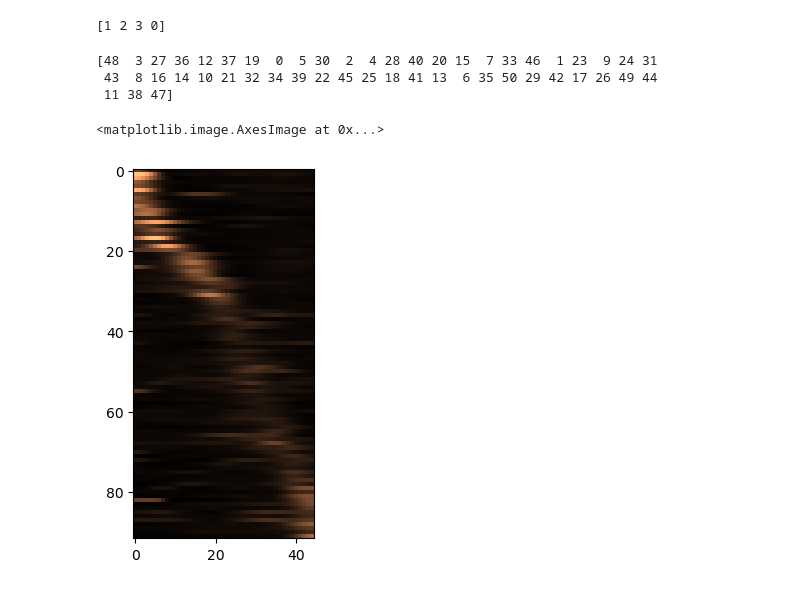
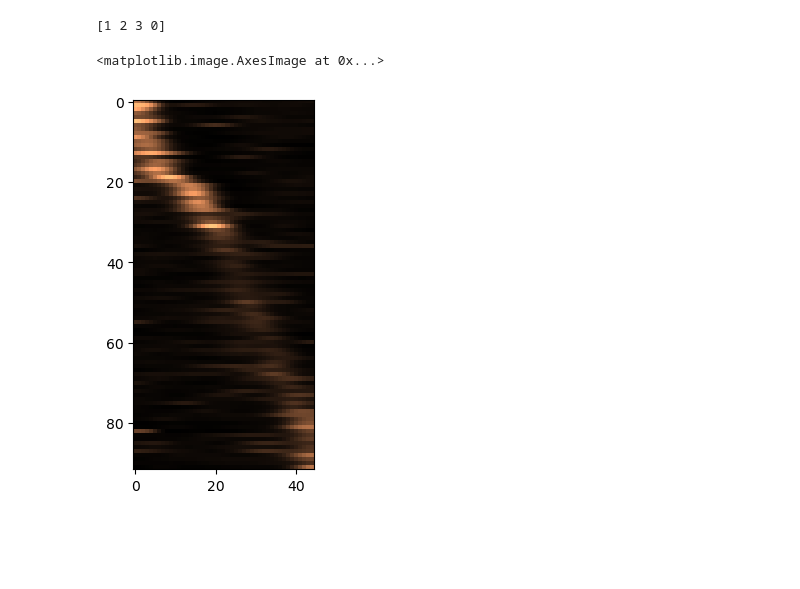
Before and after one commit to tarek-soubra/place-cell-project, a Jupyter notebook: explorev2.ipynb, the cells around one changed output. Cells and saved outputs as stored; diff of their text form; code cells hidden in the pictures; blank space fills up the shorter version.

Commit message:
added code for full 5x5 rose gold plot

```diff
--- a/explorev2.ipynb
+++ b/explorev2.ipynb
@@ -579,22 +590,8 @@ print(np.argsort(testarray))
 # %% [output]
 [1 2 3 0]
 # %%
-df_0 = df[:,:,placeCells_morph0]
-base0 = np.where(baseMorphList == 0   )[0]
-avgAct0_placeCells0 = np.sum(df_0[base0,:,:], axis = 0) / np.sum(occp[base0,:], axis = 0).reshape(45,1)
-
-print(np.argsort(np.argmax(avgAct1_placeCells1,axis=0)))
-
-cellsToPlot = np.transpose(avgAct4_placeCells3[:,np.argsort(np.argmax(avgAct3_placeCells3,axis=0))])
+cellsToPlot = np.transpose(avgAct3_placeCells3[:,np.argsort(np.argmax(avgAct3_placeCells3,axis=0))])
 plt.imshow(figsmooth(cellsToPlot,[0,3]),cmap='copper')
-# plt.imshow(cellsToPlot,cmap='copper')
-
-# print(np.shape(base0))
-# The goal: list of size nCellsx1, containing number indicating which row should be plotted first
-# based on where the peak occurs. e.g. if 4th row is to be plotted first => [4,3,2,1]
 # %% [output]
-[48  3 27 36 12 37 19  0  5 30  2  4 28 40 20 15  7 33 46  1 23  9 24 31
- 43  8 16 14 10 21 32 34 39 22 45 25 18 41 13  6 35 50 29 42 17 26 49 44
- 11 38 47]
+<matplotlib.image.AxesImage at 0x...>
-<matplotlib.image.AxesImage at 0x...>
-[figure, old version]
+[figure, new version]
```
Also changed, not shown: parts of 3 cells of this notebook.
